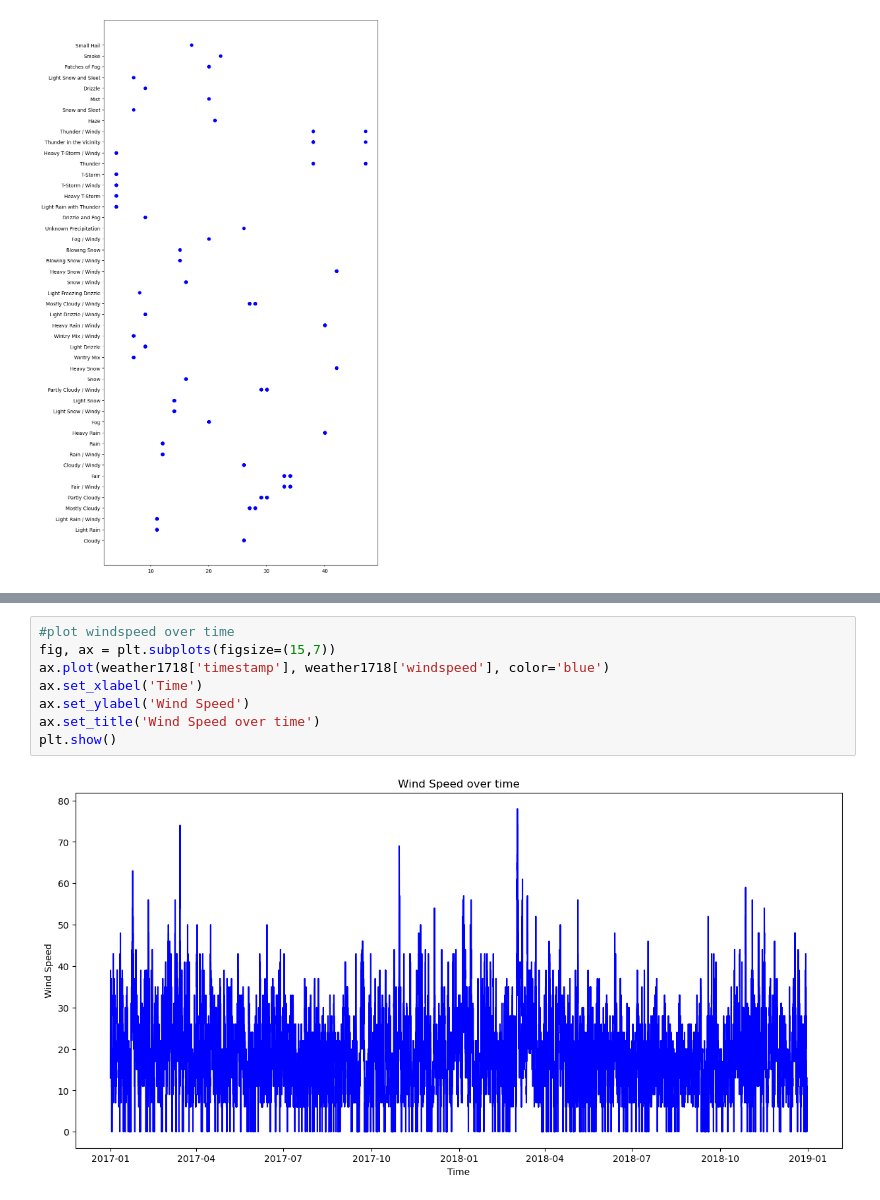
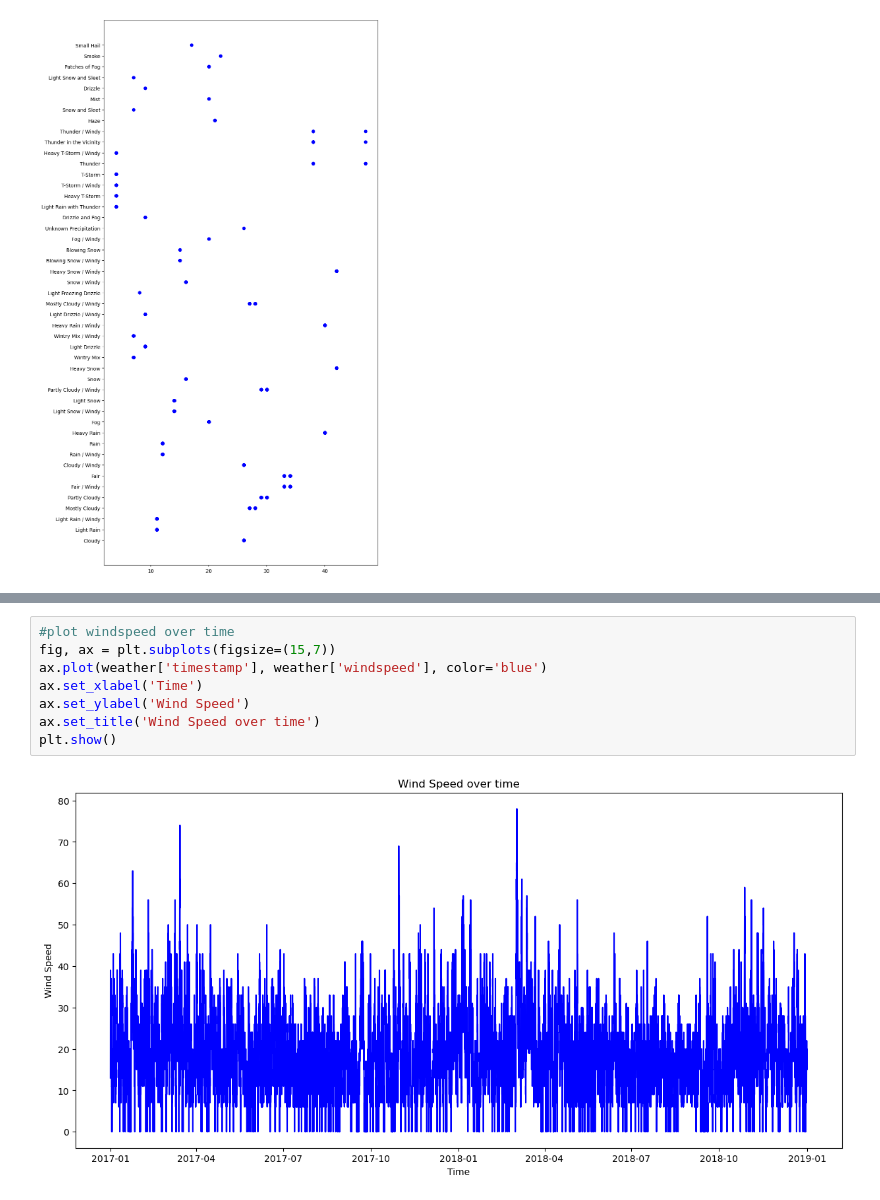
Before and after one commit to Oxford012/DDT, a Jupyter notebook: Florian/weatherCleaning.ipynb, the cells around one changed output, grey strips where cells are left out. Drawn from its saved outputs; the diff is of its cells as text.

```diff
--- a/Florian/weatherCleaning.ipynb
+++ b/Florian/weatherCleaning.ipynb
@@ -106,10 +125,10 @@ plt.show()
 # %%
 #plot windspeed over time
 fig, ax = plt.subplots(figsize=(15,7))
-ax.plot(weather1718['timestamp'], weather1718['windspeed'], color='blue')
+ax.plot(weather['timestamp'], weather['windspeed'], color='blue')
 ax.set_xlabel('Time')
 ax.set_ylabel('Wind Speed')
 ax.set_title('Wind Speed over time')
 plt.show()
 # %% [output]
-[figure, old version]
+[figure, new version]
```
Also changed, not shown: parts of 11 cells of this notebook.
